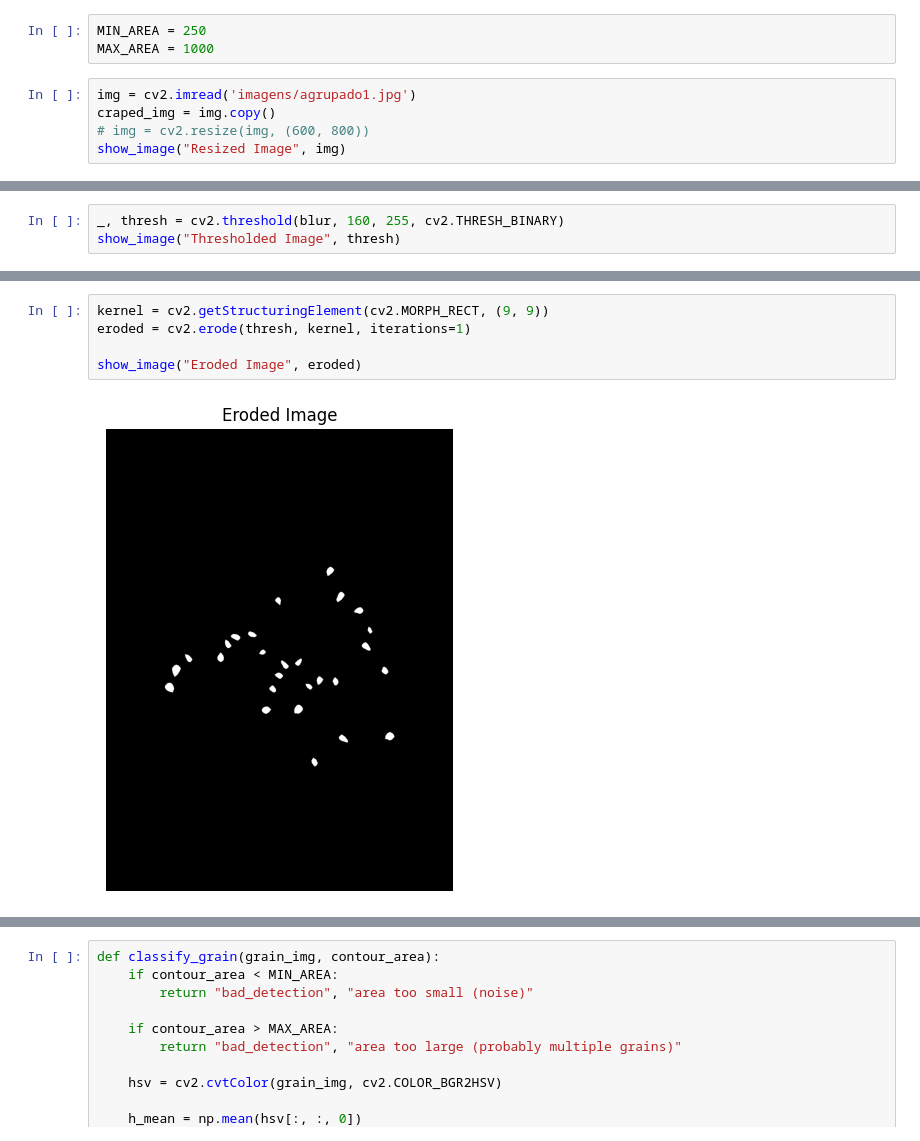
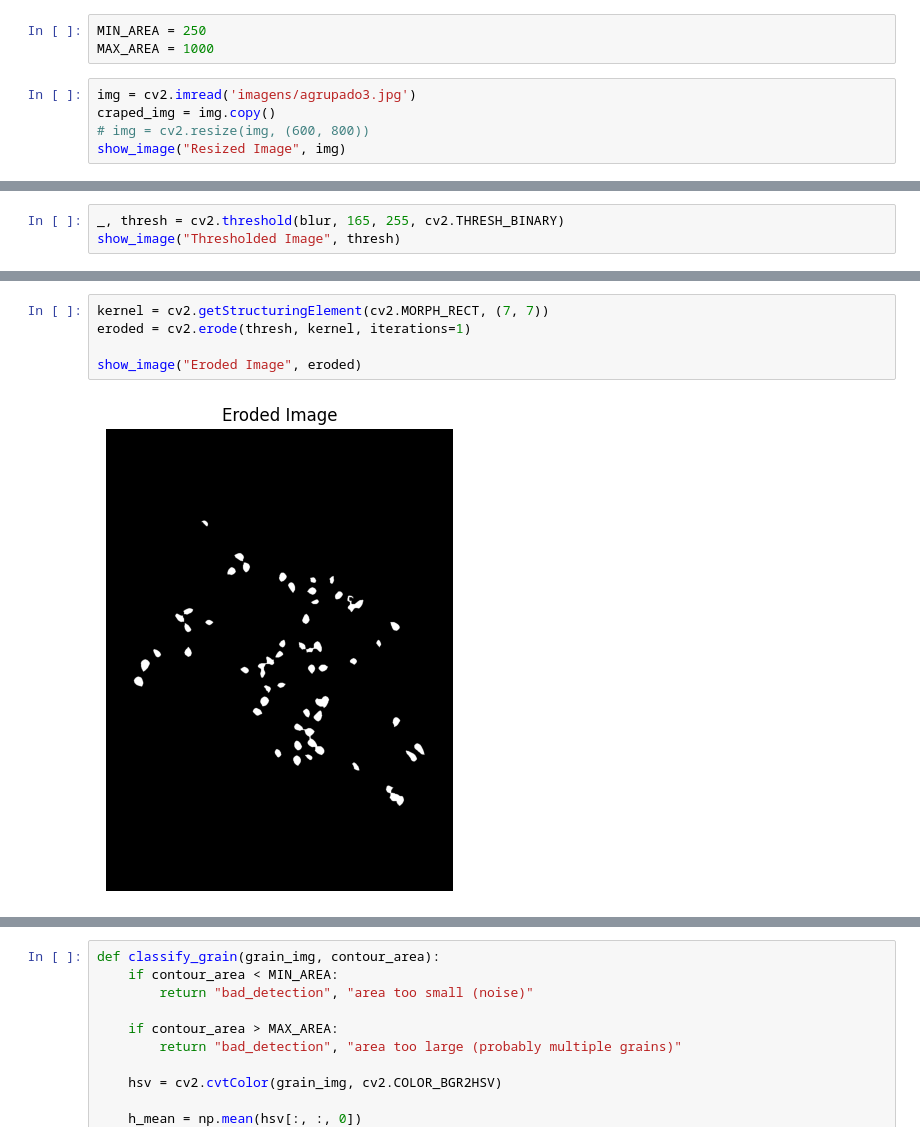
Before and after one commit to piedro404/agro-grain-analyzer, a Jupyter notebook: analyze_corn_ai.ipynb, the cells around one changed output, grey strips where cells are left out. Cells and saved outputs as stored; diff of their text form.

```diff
--- a/analyze_corn_ai.ipynb
+++ b/analyze_corn_ai.ipynb
@@ -27,7 +27,7 @@ def close_all_windows():
 MIN_AREA = 250
 MAX_AREA = 1000
 # %%
-img = cv2.imread('imagens/agrupado1.jpg')
+img = cv2.imread('imagens/agrupado3.jpg')
 craped_img = img.copy()
 # img = cv2.resize(img, (600, 800))
 show_image("Resized Image", img)
@@ -46,4 +46,4 @@ show_image("Blurred Image", blur)
 # %%
-_, thresh = cv2.threshold(blur, 160, 255, cv2.THRESH_BINARY)
+_, thresh = cv2.threshold(blur, 165, 255, cv2.THRESH_BINARY)
 show_image("Thresholded Image", thresh)
 # %% [output]
@@ -51,10 +57,10 @@ show_image("Thresholded Image", thresh)
 # %%
-kernel = cv2.getStructuringElement(cv2.MORPH_RECT, (9, 9))
+kernel = cv2.getStructuringElement(cv2.MORPH_RECT, (7, 7))
 eroded = cv2.erode(thresh, kernel, iterations=1)
 
 show_image("Eroded Image", eroded)
 # %% [output]
-[figure, old version]
+[figure, new version]
 # %%
 canny1 = cv2.Canny(blur, 160, 200)
 
```
Also changed, not shown: parts of 8 cells of this notebook.
